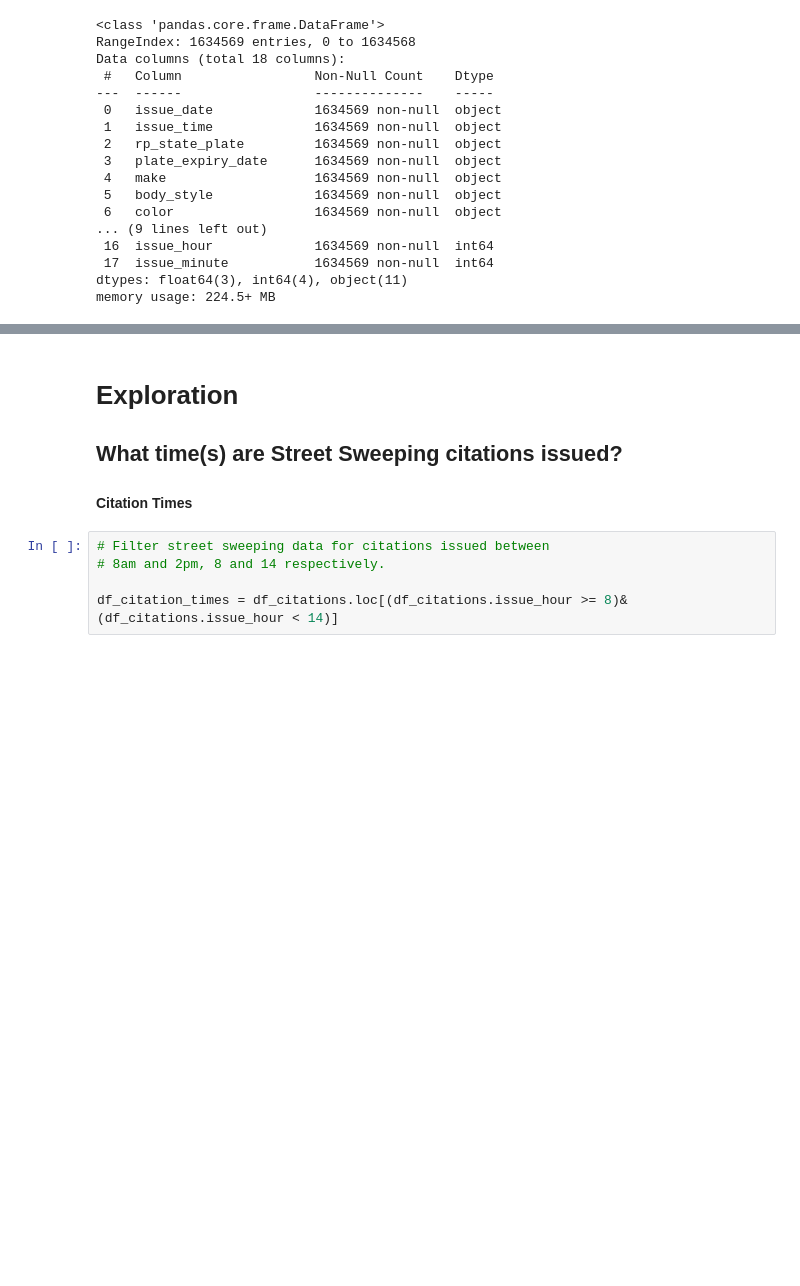
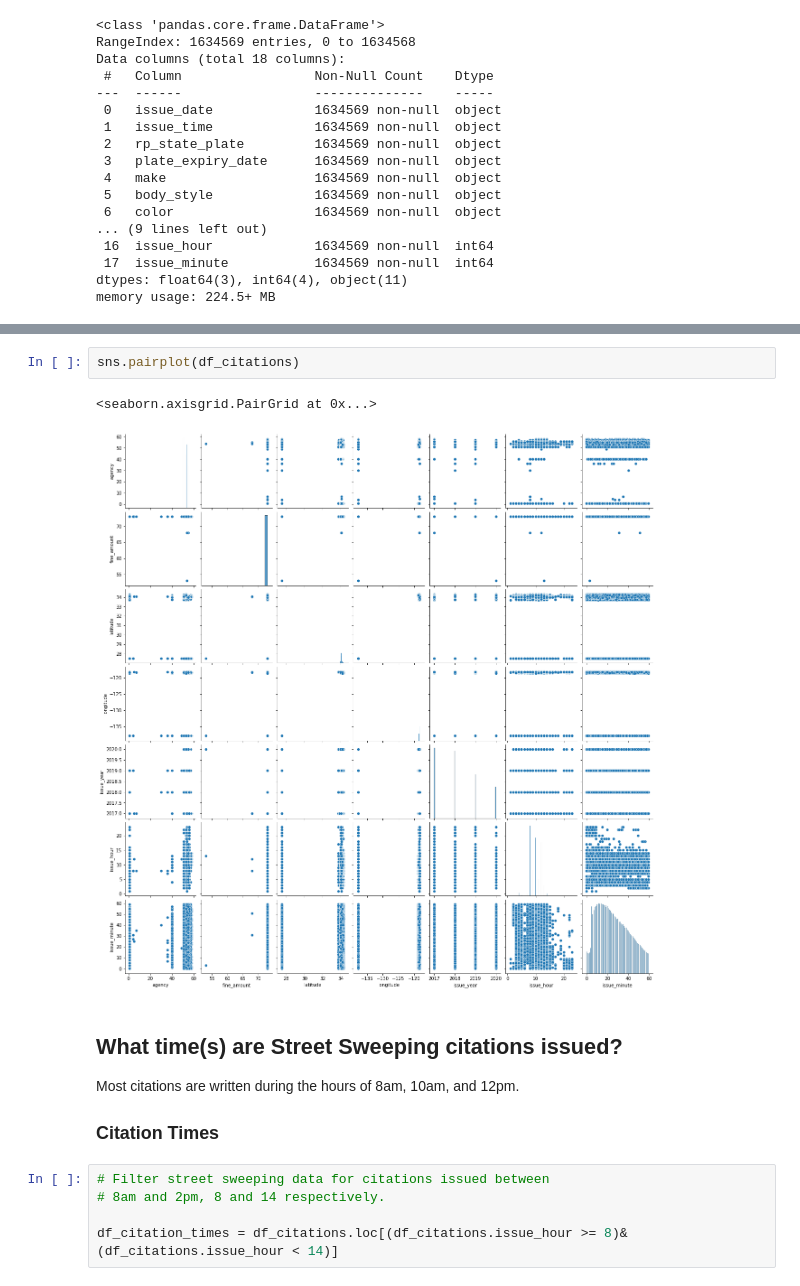
Before and after one commit to Promeos/LADOT-COVID19-enforcement, a Jupyter notebook: MVP.ipynb, the cells around one changed output, grey strips where cells are left out. Saved outputs shown, nothing was run; the diff lists cells and outputs as text; blank space fills up the shorter version.

```diff
--- a/MVP.ipynb
+++ b/MVP.ipynb
@@ -147,8 +192,14 @@ memory usage: 224.5+ MB
+# %%
+sns.pairplot(df_citations)
+# %% [output]
+<seaborn.axisgrid.PairGrid at 0x...>
+[figure, added]
 # %% [markdown]
-# Exploration
+## What time(s) are Street Sweeping citations issued?
 
-## What time(s) are Street Sweeping citations issued?
-#### Citation Times
+Most citations are written during the hours of 8am, 10am, and 12pm.
+
+### Citation Times
 # %%
 # Filter street sweeping data for citations issued between
 # 8am and 2pm, 8 and 14 respectively.
```
Also changed, not shown: parts of 15 cells of this notebook, 1 other file.
